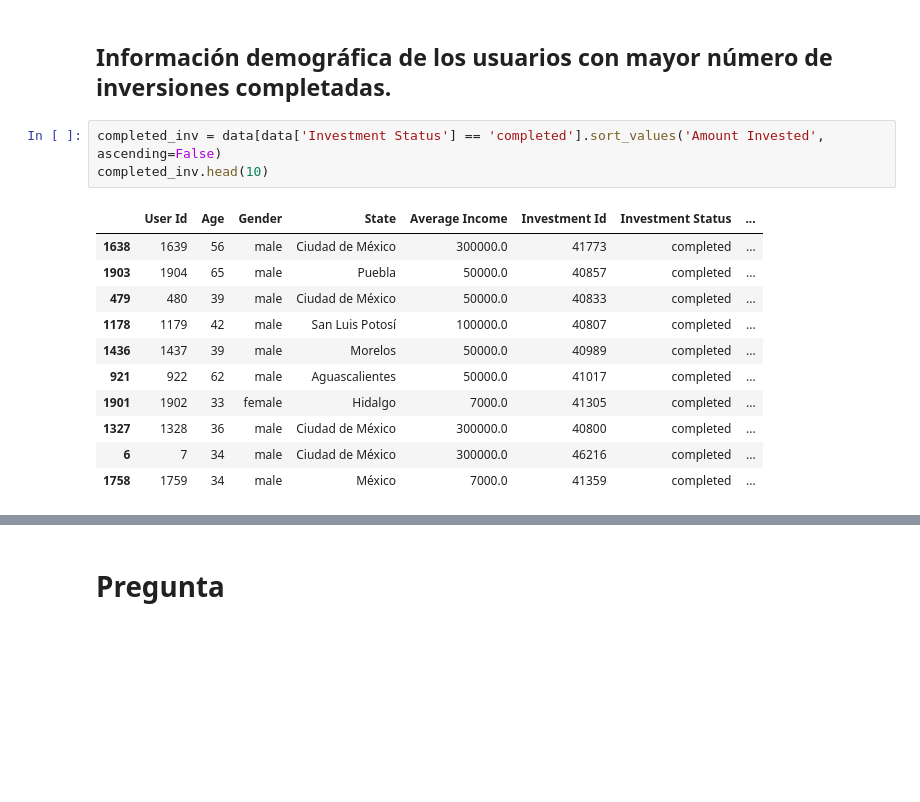
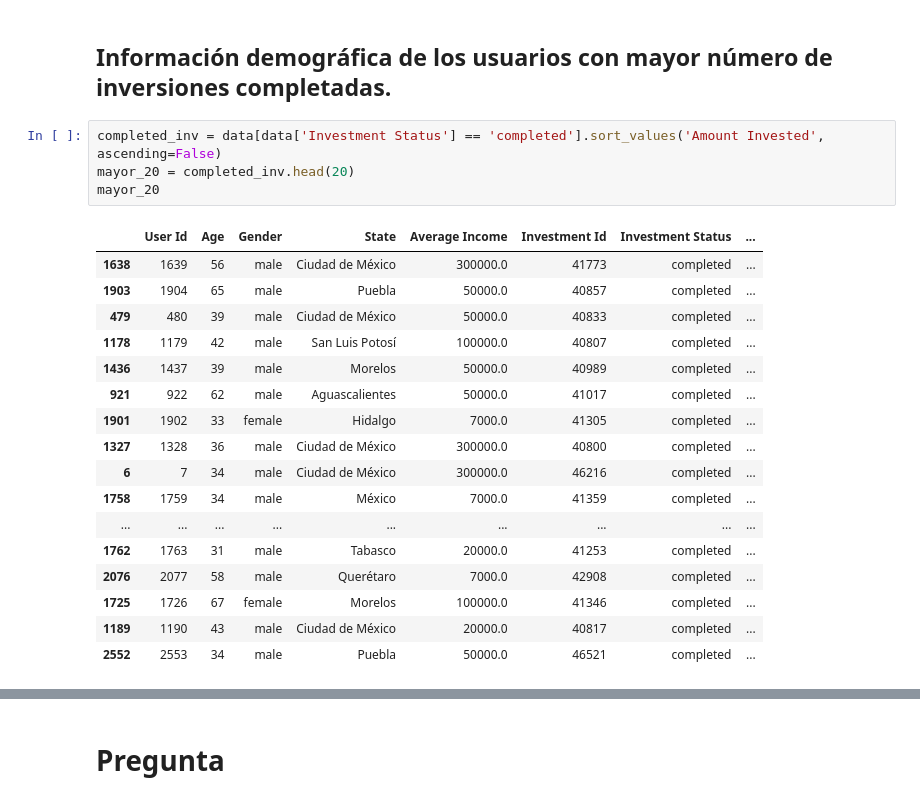
Before and after one commit to alexrodriguezh/test_pb, a Jupyter notebook: scripts/investments.ipynb, the cells around one changed output, grey strips where cells are left out. Saved outputs shown, nothing was run; the diff lists cells and outputs as text; blank space fills up the shorter version.

```diff
--- a/scripts/investments.ipynb
+++ b/scripts/investments.ipynb
@@ -142,16 +145,23 @@ plt.show()
 ## Información demográfica de los usuarios con mayor número de inversiones completadas.
 # %%
 completed_inv = data[data['Investment Status'] == 'completed'].sort_values('Amount Invested', ascending=False)
-completed_inv.head(10)
+mayor_20 = completed_inv.head(20)
+mayor_20
 # %% [output]
 |  | User Id | Age | Gender | State | Average Income | Investment Id | Investment Status | ... |
 | 1638 | 1639 | 56 | male | Ciudad de México | 300000.0 | 41773 | completed | ... |
 | 1903 | 1904 | 65 | male | Puebla | 50000.0 | 40857 | completed | ... |
 | 479 | 480 | 39 | male | Ciudad de México | 50000.0 | 40833 | completed | ... |
 | 1178 | 1179 | 42 | male | San Luis Potosí | 100000.0 | 40807 | completed | ... |
 | 1436 | 1437 | 39 | male | Morelos | 50000.0 | 40989 | completed | ... |
 | 921 | 922 | 62 | male | Aguascalientes | 50000.0 | 41017 | completed | ... |
 | 1901 | 1902 | 33 | female | Hidalgo | 7000.0 | 41305 | completed | ... |
 | 1327 | 1328 | 36 | male | Ciudad de México | 300000.0 | 40800 | completed | ... |
 | 6 | 7 | 34 | male | Ciudad de México | 300000.0 | 46216 | completed | ... |
 | 1758 | 1759 | 34 | male | México | 7000.0 | 41359 | completed | ... |
+| ... | ... | ... | ... | ... | ... | ... | ... | ... |
+| 1762 | 1763 | 31 | male | Tabasco | 20000.0 | 41253 | completed | ... |
+| 2076 | 2077 | 58 | male | Querétaro | 7000.0 | 42908 | completed | ... |
+| 1725 | 1726 | 67 | female | Morelos | 100000.0 | 41346 | completed | ... |
+| 1189 | 1190 | 43 | male | Ciudad de México | 20000.0 | 40817 | completed | ... |
+| 2552 | 2553 | 34 | male | Puebla | 50000.0 | 46521 | completed | ... |
```
Also changed, not shown: parts of 19 cells of this notebook.
